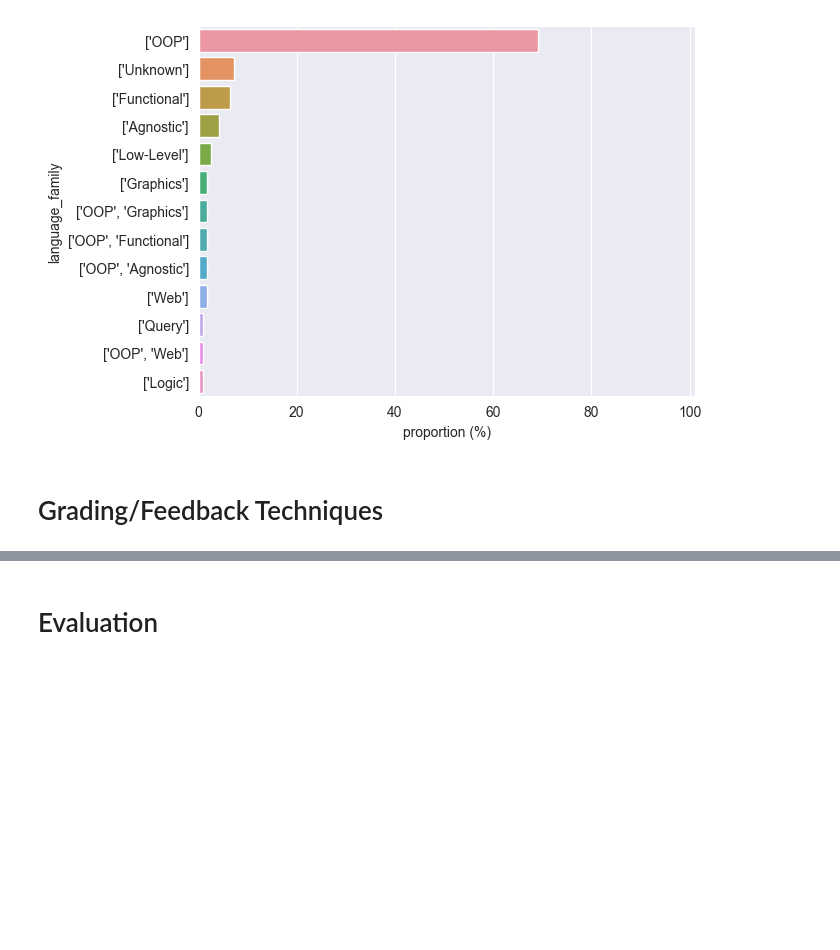
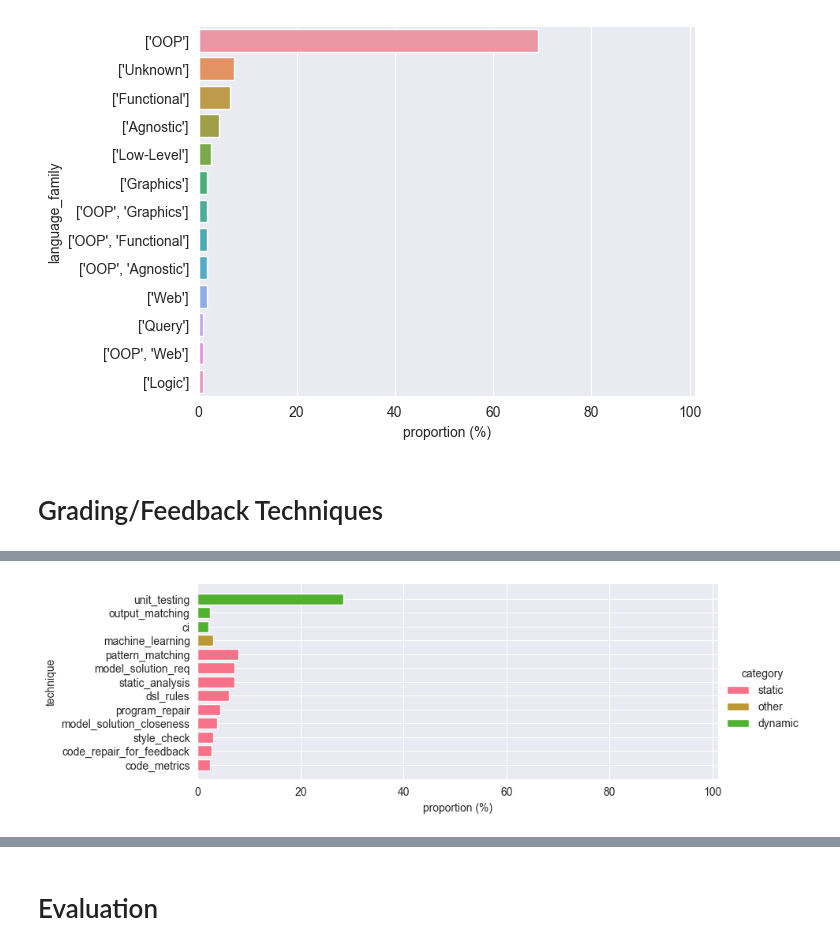
Before and after one commit to m-messer/Automated-Assessment-SLR-Data-Processing, a Jupyter notebook: analysis.ipynb, the cells around one changed output, grey strips where cells are left out. Saved outputs shown, nothing was run; the diff lists cells and outputs as text; code cells hidden in the pictures; blank space fills up the shorter version.

```diff
--- a/analysis.ipynb
+++ b/analysis.ipynb
@@ -301,2 +358,11 @@ tech
+# %%
+ax_tech_cat = sns.FacetGrid(tech_df[tech_df.number > 5], hue='category', aspect=3)
+ax_tech_cat.map_dataframe(plt.barh, y='technique', width='proportion')
+
+ax_tech_cat.set(xlim=[0, 101], xlabel='proportion (%)')
+ax_tech_cat.add_legend()
+plt.savefig('plots/technique_cat.pdf')
+# %% [output]
+[figure, added]
 # %%
 ## TRUNCATED UNDER 6 RESULTS
```
Also changed, not shown: parts of 8 cells of this notebook, 2 other files.
